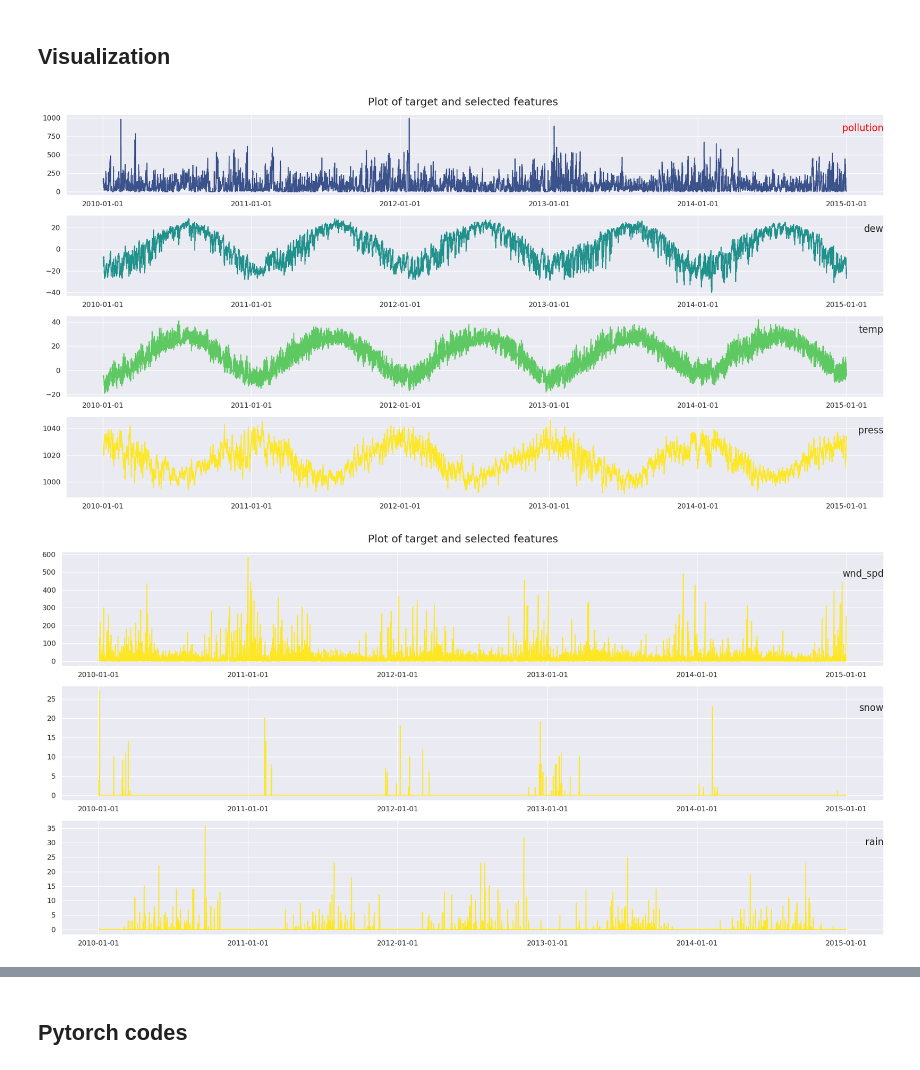
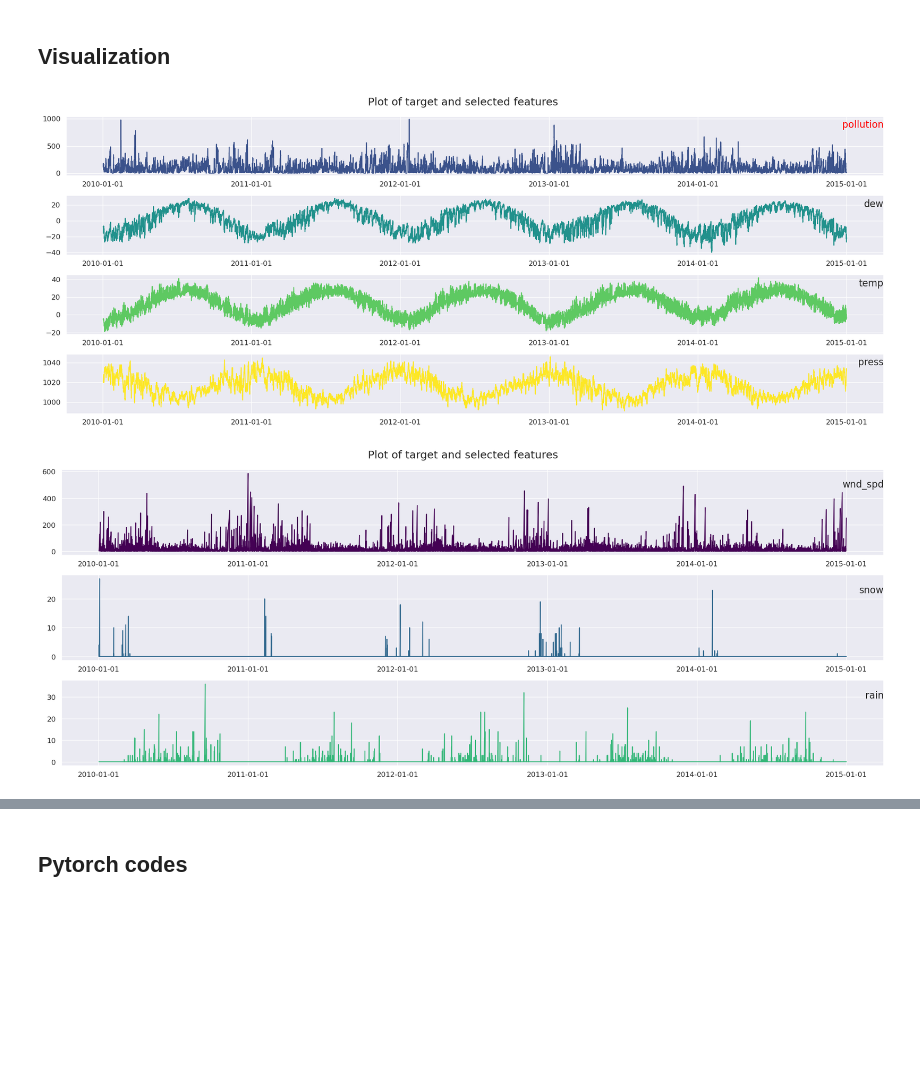
Before and after one commit to mrcljns/GRU-ML-presentation, a Jupyter notebook: gru_notebook.ipynb, the cells around one changed output, grey strips where cells are left out. Saved outputs shown, nothing was run; the diff lists cells and outputs as text; code cells hidden in the pictures; blank space fills up the shorter version.

```diff
--- a/gru_notebook.ipynb
+++ b/gru_notebook.ipynb
@@ -85,29 +152,29 @@ pollution_df.isna().sum()
 # %%
 # Visualizing the numerical values
 values = pollution_df.values
 dates = [datetime.strptime(date_str, '%Y-%m-%d %H:%M:%S') for date_str in values[:,0]]
 
 groups = [1, 2, 3, 4]
 i = 1
 
-fig, axs = plt.subplots(len(groups), 1, figsize=(20, 10), facecolor='white')
+fig, axs = plt.subplots(len(groups), 1, figsize=(20, 8), facecolor='white')
 for group, ax in zip(groups, axs):
     ax.plot(dates, values[:, group], color=cm.viridis(group/len(groups)))
     if pollution_df.columns[group] == "pollution":
         ax.set_title(pollution_df.columns[group], y=0.75, loc='right', fontsize=16, color="red")
     else:
         ax.set_title(pollution_df.columns[group], y=0.75, loc='right', fontsize=16)
     ax.tick_params(axis='both', which='major', labelsize=12)
     ax.grid(True)
     ax.xaxis.set_major_locator(mdates.YearLocator())
     ax.xaxis.set_major_formatter(mdates.DateFormatter('%Y-%m-%d'))
     i += 1
 
 plt.suptitle('Plot of target and selected features', fontsize=18)
 plt.tight_layout()
 plt.show()
 # %% [output]
-[figure, old version]
+[figure, new version]
 # %%
 # Visualizing the numerical values
 values = pollution_df.values
@@ -116,9 +183,9 @@ dates = [datetime.strptime(date_str, '%Y-%m-%d %H:%M:%S') for date_str in values
 groups = [6, 7, 8]
 i = 1
 
-fig, axs = plt.subplots(len(groups), 1, figsize=(20, 10), facecolor='white')
+fig, axs = plt.subplots(len(groups), 1, figsize=(20, 8), facecolor='white')
 for group, ax in zip(groups, axs):
-    ax.plot(dates, values[:, group], color=cm.viridis(group/len(groups)))
+    ax.plot(dates, values[:, group], color=cm.viridis((group-6)/len(groups)))
     if pollution_df.columns[group] == "pollution":
         ax.set_title(pollution_df.columns[group], y=0.75, loc='right', fontsize=16, color="red")
     else:
@@ -133,5 +200,5 @@ plt.suptitle('Plot of target and selected features', fontsize=18)
 plt.tight_layout()
 plt.show()
 # %% [output]
-[figure, old version]
+[figure, new version]
 # %%
```
Also changed, not shown: parts of 52 cells of this notebook.
